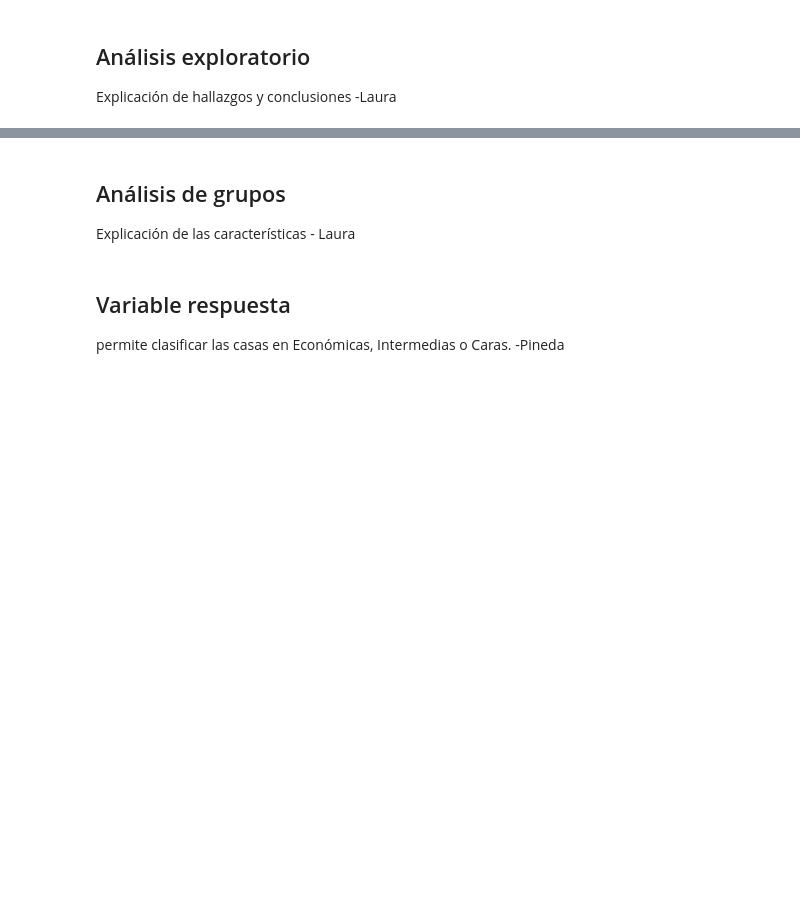
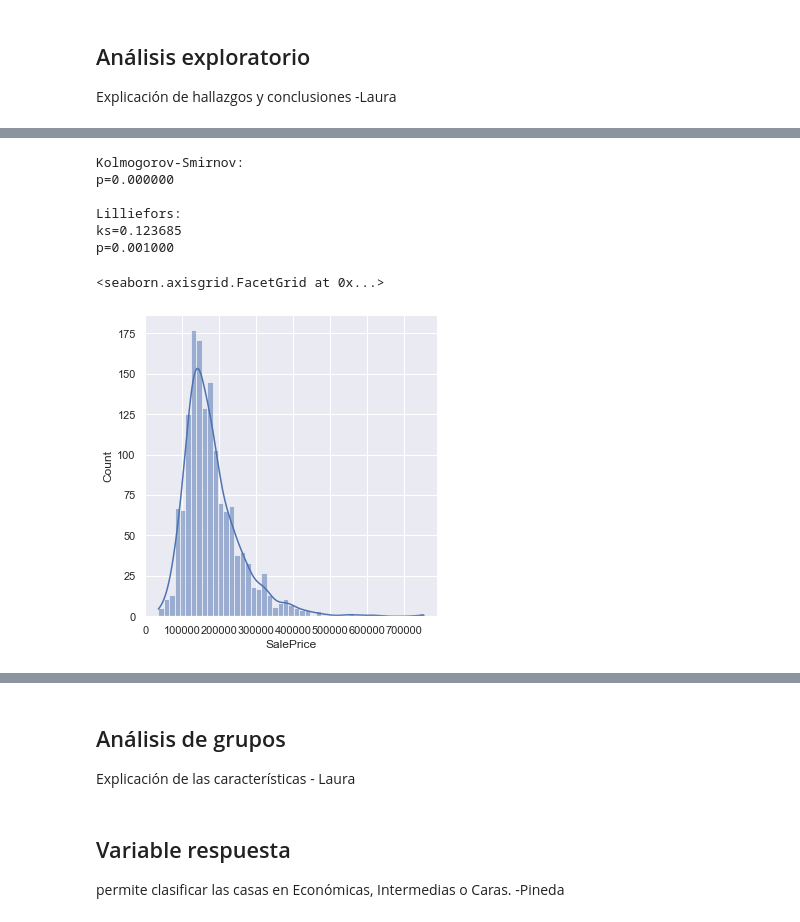
Before and after one commit to Requetetin/MdD-HT3, a Jupyter notebook: HT3.ipynb, the cells around one changed output, grey strips where cells are left out. Cells and saved outputs as stored; diff of their text form; code cells hidden in the pictures; blank space fills up the shorter version.

```diff
--- a/HT3.ipynb
+++ b/HT3.ipynb
@@ -7,0 +82,17 @@ Explicación de hallazgos y conclusiones -Laura
+# %%
+stat,p = stats.shapiro(data[["SalePrice"]].dropna())
+print('Prueba de Kolmogorov-Smirnov:\np=%f\n'% p)
+ks_statistic, p_value = diag.lilliefors(data[["SalePrice"]].dropna())
+print('Prueba de Lilliefors:\nks=%f\np=%f'%(ks_statistic,p_value))
+# %% [output]
+Kolmogorov-Smirnov:
+p=0.000000
+
+Lilliefors:
+ks=0.123685
+p=0.001000
+# %%
+sns.displot(data['SalePrice'], kde=True)
+# %% [output]
+<seaborn.axisgrid.FacetGrid at 0x...>
+[figure, added]
```
Also changed, not shown: parts of 11 cells of this notebook, 2 other files.
